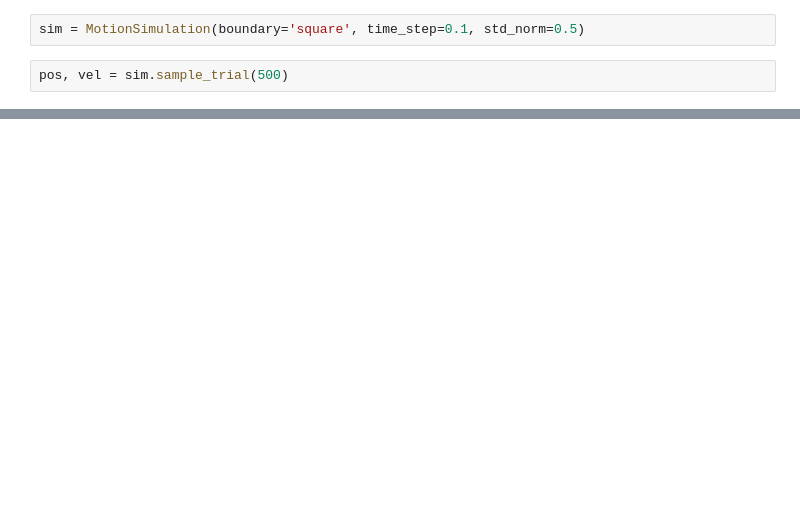
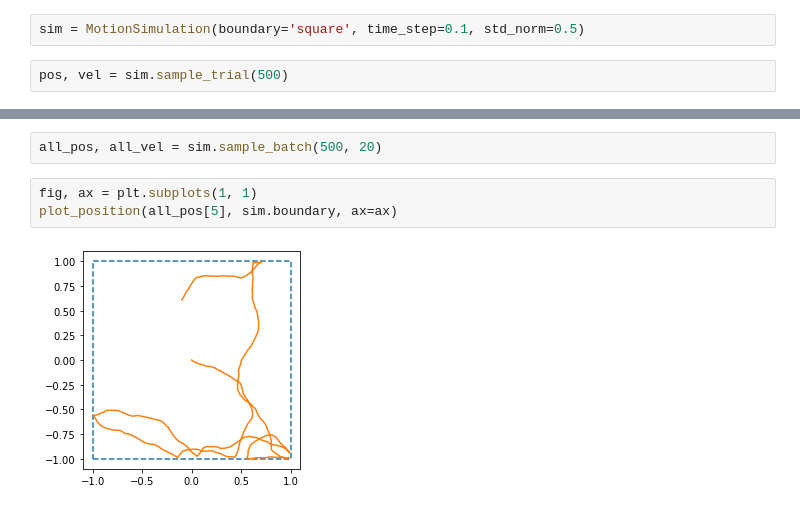
Before and after one commit to conormcgrory/rnn_spatial, a Jupyter notebook: motion_simulation.ipynb, the cells around one changed output, grey strips where cells are left out. Drawn from its saved outputs; the diff is of its cells as text; blank space fills up the shorter version.

```diff
--- a/motion_simulation.ipynb
+++ b/motion_simulation.ipynb
@@ -16,0 +17,7 @@ sim.plot_position(pos, ax=ax)
+# %%
+all_pos, all_vel = sim.sample_batch(500, 20)
+# %%
+fig, ax = plt.subplots(1, 1)
+plot_position(all_pos[5], sim.boundary, ax=ax)
+# %% [output]
+[figure, added]
```
Also changed, not shown: parts of 2 cells of this notebook, 4 other files.
